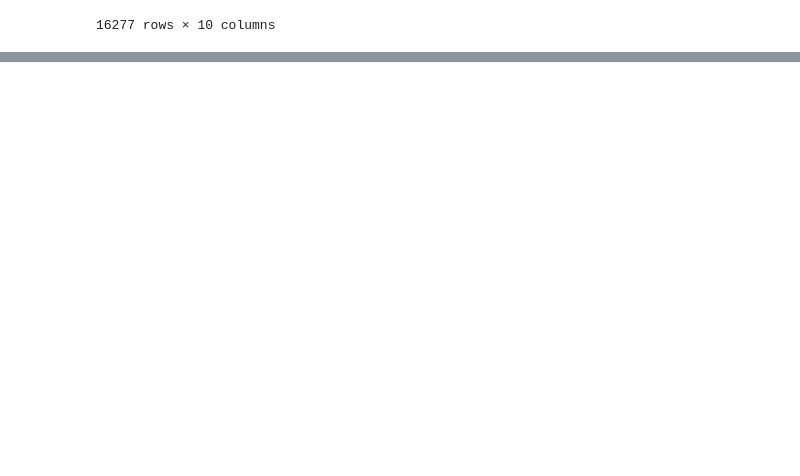
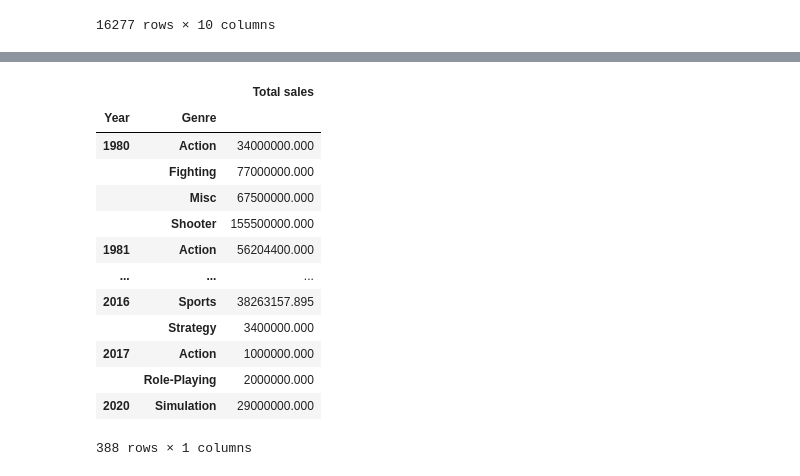
Before and after one commit to severancej/colorful_project, a Jupyter notebook: AI_14_장지은_Section1.ipynb, the cells around one changed output, grey strips where cells are left out. Drawn from its saved outputs; the diff is of its cells as text; code cells hidden in the pictures; blank space fills up the shorter version.

```diff
--- a/AI_14_장지은_Section1.ipynb
+++ b/AI_14_장지은_Section1.ipynb
@@ -490,0 +545,20 @@ df1
+# %%
+#Total sales을  'Year', 'Genre'으로 묶어서 분석
+df3 = pd.DataFrame(df2.groupby(['Year', 'Genre'])['Total sales'].mean())
+df3.sort_values(by='Total sales', ascending=False)
+df3
+# %% [output]
+|  |  | Total sales |
+| Year | Genre |  |
+| 1980 | Action | 34000000.000 |
+|  | Fighting | 77000000.000 |
+|  | Misc | 67500000.000 |
+|  | Shooter | 155500000.000 |
+| 1981 | Action | 56204400.000 |
+| ... | ... | ... |
+| 2016 | Sports | 38263157.895 |
+|  | Strategy | 3400000.000 |
+| 2017 | Action | 1000000.000 |
+|  | Role-Playing | 2000000.000 |
+| 2020 | Simulation | 29000000.000 |
+388 rows × 1 columns
```
Also changed, not shown: parts of 6 cells of this notebook.
